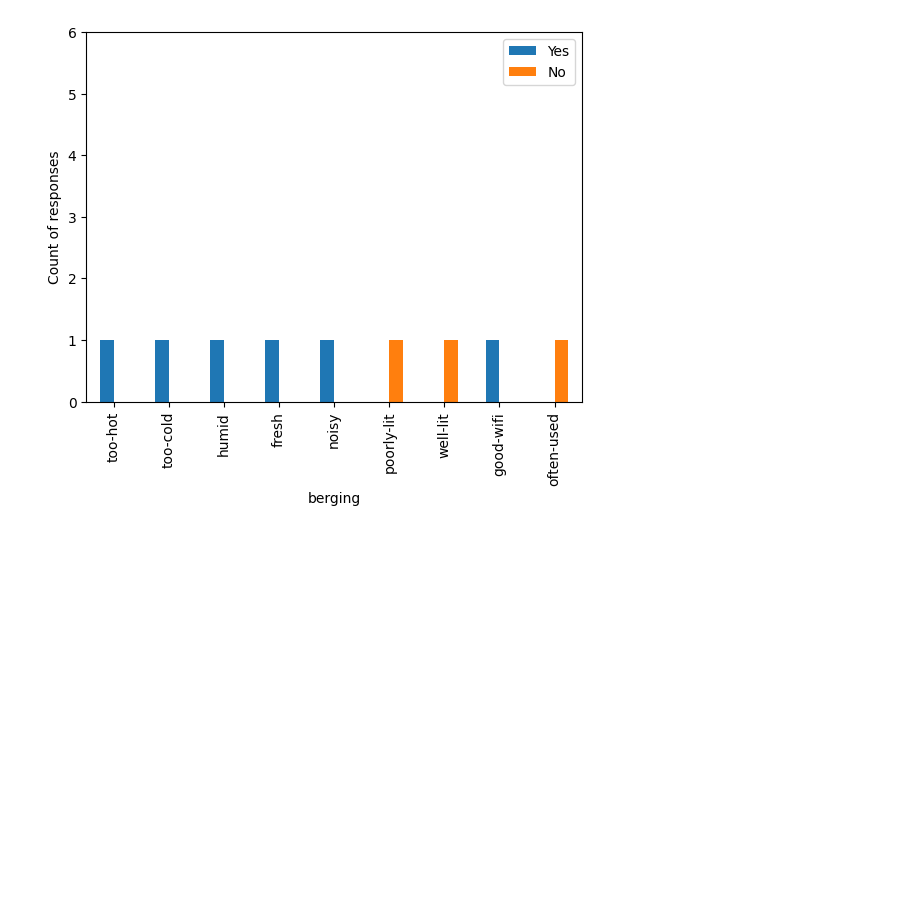
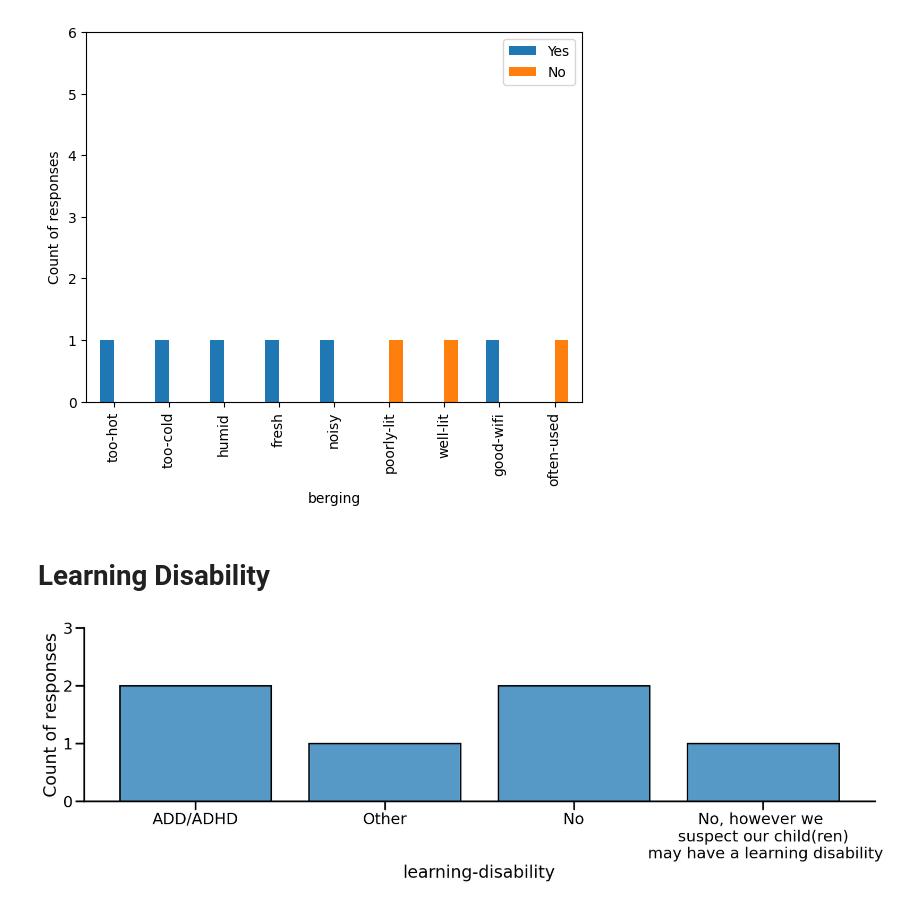
Before and after one commit to shrutirao94/spatial-inequality-nl-analysis, a Jupyter notebook: analysis.ipynb, the cells around one changed output. Drawn from its saved outputs; the diff is of its cells as text; code cells hidden in the pictures; blank space fills up the shorter version.

Commit message:
[EDIT] Analysis of learning disability and items available.

```diff
--- a/analysis.ipynb
+++ b/analysis.ipynb
@@ -259,3 +251,18 @@ for room in rooms:
 [figure]
 [figure]
 [figure]
+# %% [markdown]
+# Learning Disability
+# %%
+sns.displot(data, x='learning-disability', discrete=True, shrink=0.8, aspect =4)
+label = 'No, however we \n suspect our child(ren) \n may have a learning disability'
+ticks,labels  = plt.xticks()
+labels[3] = label
+plt.xticks(ticks, labels)
+plt.ylim([0, 3])
+plt.ylabel("Count of responses")
+plt.savefig('plots/learning_disability.jpg',
+            dpi=300,
+            bbox_inches=None)
+# %% [output]
+[figure, added]
```
Also changed, not shown: parts of 11 cells of this notebook, 3 other files.
